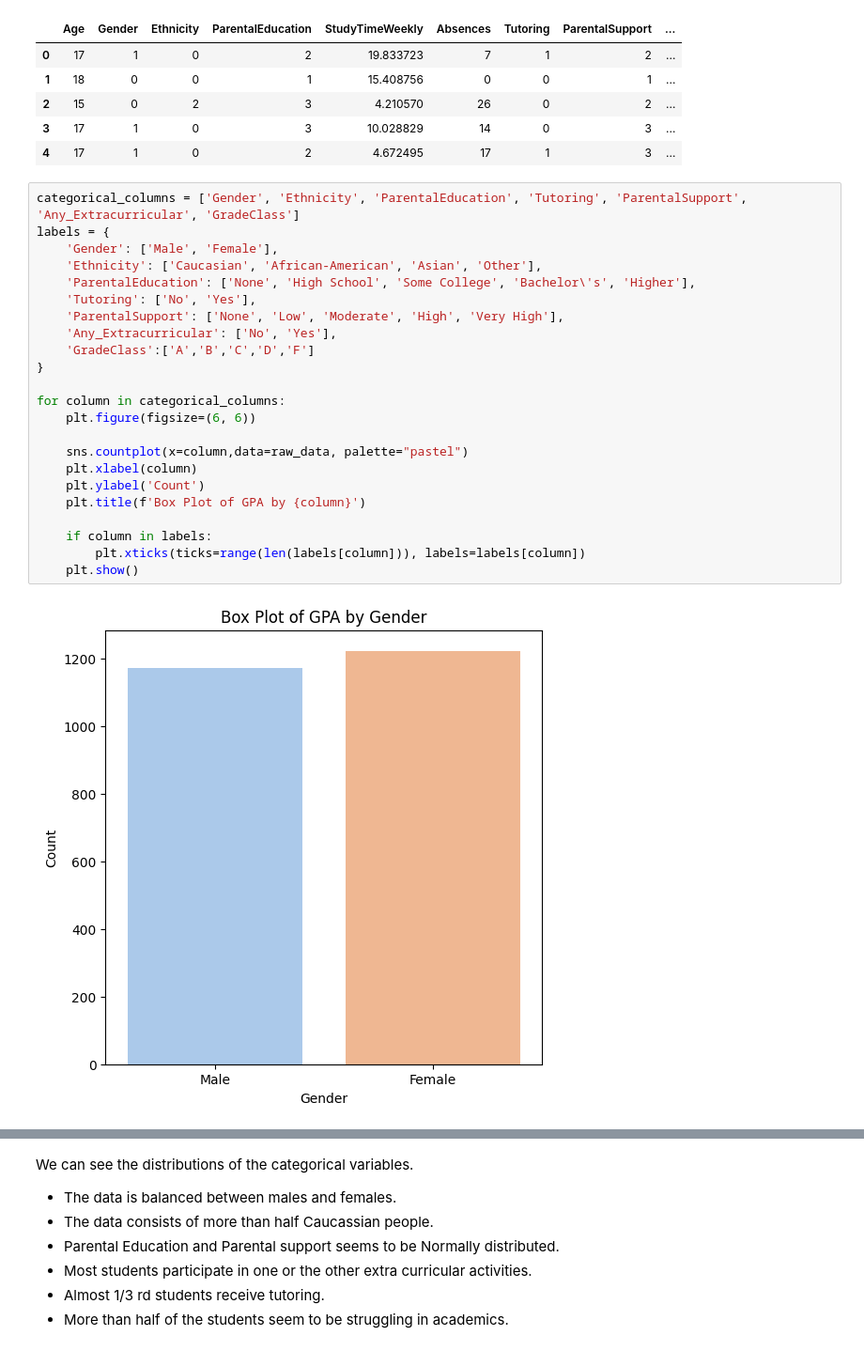
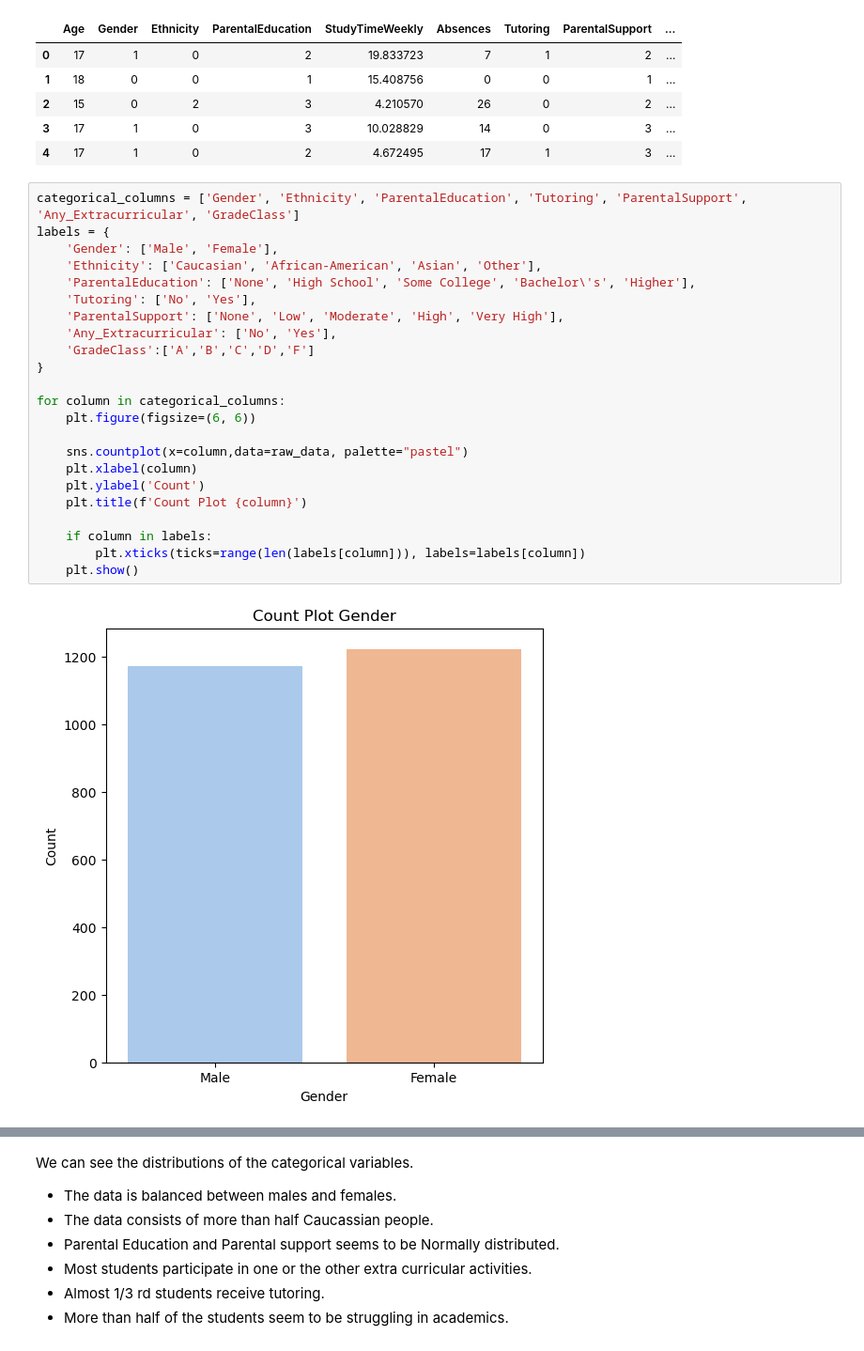
Before and after one commit to sayaleej/Regression-Analysis-using-python, a Jupyter notebook: Data_294P_Code.ipynb, the cells around one changed output, grey strips where cells are left out. Shown at 94% size. Saved outputs shown, nothing was run; the diff lists cells and outputs as text.

```diff
--- a/Data_294P_Code.ipynb
+++ b/Data_294P_Code.ipynb
@@ -216,25 +216,25 @@ raw_data.head()
 # %%
 categorical_columns = ['Gender', 'Ethnicity', 'ParentalEducation', 'Tutoring', 'ParentalSupport', 'Any_Extracurricular', 'GradeClass']
 labels = {
     'Gender': ['Male', 'Female'],
     'Ethnicity': ['Caucasian', 'African-American', 'Asian', 'Other'],
     'ParentalEducation': ['None', 'High School', 'Some College', 'Bachelor\'s', 'Higher'],
     'Tutoring': ['No', 'Yes'],
     'ParentalSupport': ['None', 'Low', 'Moderate', 'High', 'Very High'],
     'Any_Extracurricular': ['No', 'Yes'],
     'GradeClass':['A','B','C','D','F']
 }
 
 for column in categorical_columns:
     plt.figure(figsize=(6, 6))
 
     sns.countplot(x=column,data=raw_data, palette="pastel")
     plt.xlabel(column)
     plt.ylabel('Count')
-    plt.title(f'Box Plot of GPA by {column}')
+    plt.title(f'Count Plot {column}')
 
     if column in labels:
         plt.xticks(ticks=range(len(labels[column])), labels=labels[column])
     plt.show()
 # %% [output]
-[figure, old version]
+[figure, new version]
```
Also changed, not shown: parts of 8 cells of this notebook.
